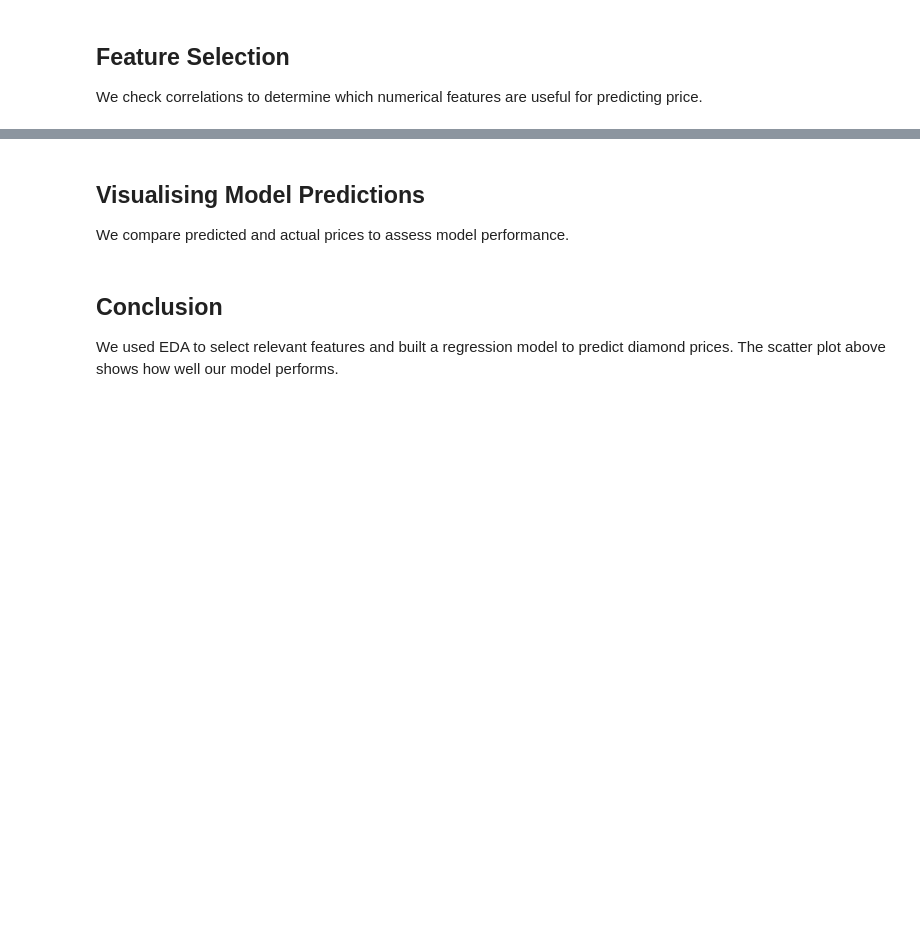
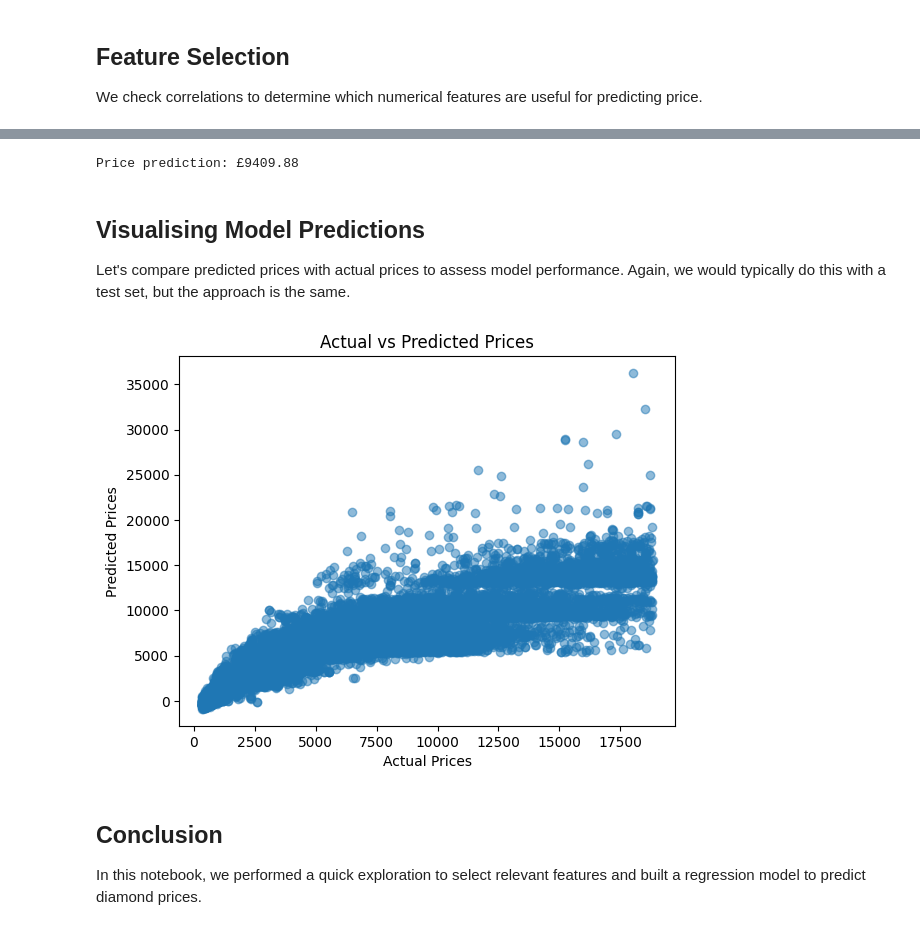
Before and after one commit to Imperial-Business-School/msc-python-workshop, a Jupyter notebook: 03. Machine Learning.ipynb, the cells around one changed output, grey strips where cells are left out. Saved outputs shown, nothing was run; the diff lists cells and outputs as text; code cells hidden in the pictures; blank space fills up the shorter version.

```diff
--- a/03. Machine Learning.ipynb
+++ b/03. Machine Learning.ipynb
@@ -67,0 +86,14 @@ print(f'Intercept: {model.intercept_}')
+# %%
+# Prepare the data
+X = df[['carat', 'depth']]  # Predictors
+y = df['price']             # Target variable
+
+# Create and fit the model
+model = LinearRegression()
+model.fit(X, y)
+
+# Print the results
+print("Regression Coefficients:")
+print(f"Carat: {model.coef_[0]:.4f}")
+print(f"Depth: {model.coef_[1]:.4f}")
+print(f"\nR-squared: {model.score(X, y):.4f}")
@@ -68,16 +134,30 @@ print(f'Intercept: {model.intercept_}')
+# %%
+# Define new diamond
+new_diamond = pd.DataFrame({
+    'carat': [1.5],
+    'depth': [61.5]
+})
+
+# Make prediction
+prediction = model.predict(new_diamond)
+print(f"Price prediction: £{prediction[0]:.2f}")
+# %% [output]
+Price prediction: £9409.88
 # %% [markdown]
 ## Visualising Model Predictions
 
-We compare predicted and actual prices to assess model performance.
+Let's compare predicted prices with actual prices to assess model performance. Again, we would typically do this with a test set, but the approach is the same.
 # %%
-y_pred = model.predict(X_test)
+y_pred = model.predict(X)
 
-plt.scatter(y_test, y_pred, alpha=0.5)
+plt.scatter(y, y_pred, alpha=0.5)
 plt.xlabel('Actual Prices')
 plt.ylabel('Predicted Prices')
 plt.title('Actual vs Predicted Prices')
 plt.show()
+# %% [output]
+[figure, added]
 # %% [markdown]
 ## Conclusion
 
-We used EDA to select relevant features and built a regression model to predict diamond prices. The scatter plot above shows how well our model performs.
+In this notebook, we performed a quick exploration to select relevant features and built a regression model to predict diamond prices.
```
Also changed, not shown: parts of 14 cells of this notebook.
